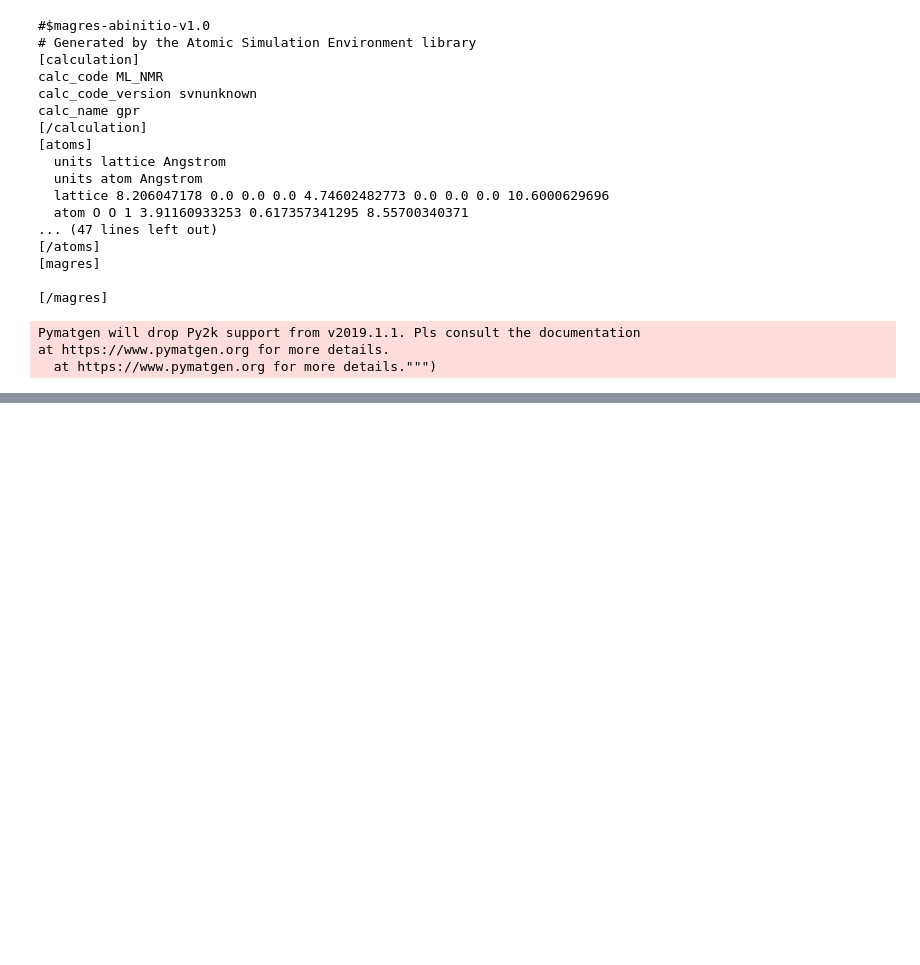
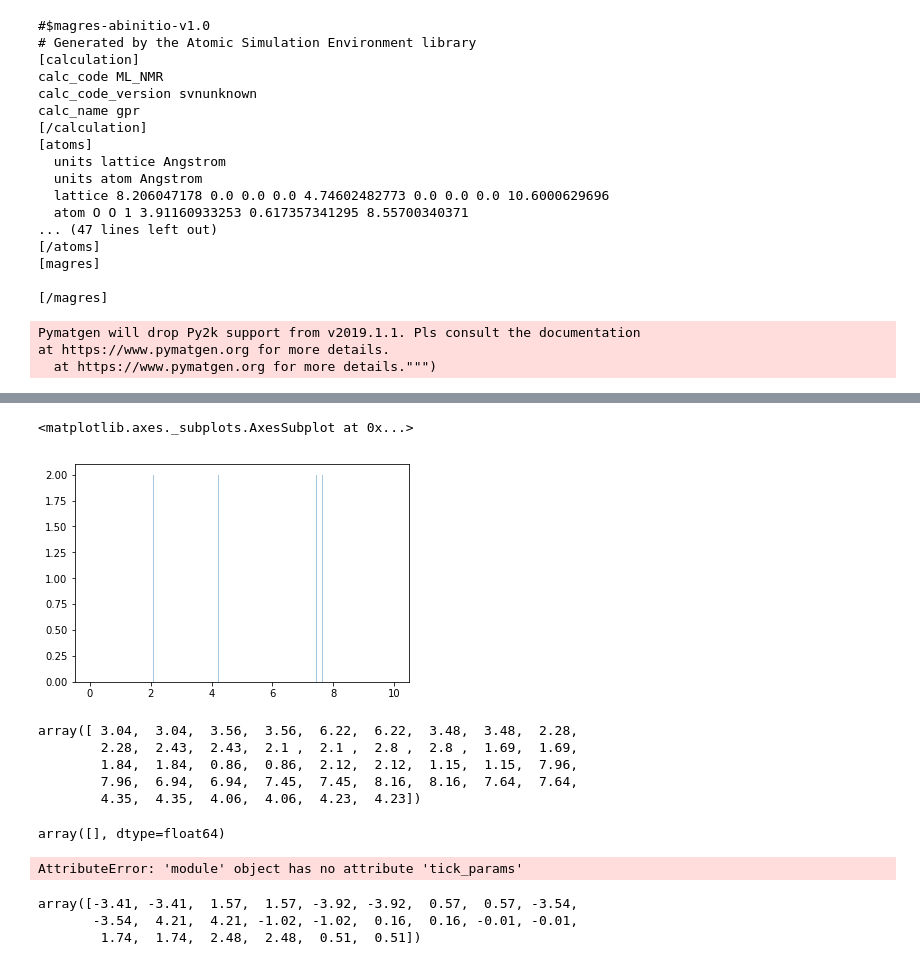
Before and after one commit to materialscloud-org/alpha-ml, a Jupyter notebook: webservice/Untitled.ipynb, the cells around one changed output, grey strips where cells are left out. Cells and saved outputs as stored; diff of their text form; code cells hidden in the pictures; blank space fills up the shorter version.

```diff
--- a/webservice/Untitled.ipynb
+++ b/webservice/Untitled.ipynb
@@ -70,0 +183,6 @@ at https://www.pymatgen.org for more details.
+# %%
+shielding=[ 3.04,  3.04,  3.56,  3.56,  6.22,  6.22,  3.48,  3.48,  2.28,
+        2.28,  2.43,  2.43,  2.1 ,  2.1 ,  2.8 ,  2.8 ,  1.69,  1.69,
+        1.84,  1.84,  0.86,  0.86,  2.12,  2.12,  1.15,  1.15,  7.96,
+        7.96,  6.94,  6.94,  7.45,  7.45,  8.16,  8.16,  7.64,  7.64,
+        4.35,  4.35,  4.06,  4.06,  4.23,  4.23]
@@ -70,0 +196,2 @@ at https://www.pymatgen.org for more details.
+# %%
+bins=int(((max(shielding))-(min(shielding)))/0.01)
@@ -70,0 +224,26 @@ at https://www.pymatgen.org for more details.
+# %%
+sns.distplot(shielding,bins=bins,kde=False)
+# %% [output]
+<matplotlib.axes._subplots.AxesSubplot at 0x...>
+[figure, added]
+# %%
+shielding[numbers == sp]
+# %% [output]
+array([ 3.04,  3.04,  3.56,  3.56,  6.22,  6.22,  3.48,  3.48,  2.28,
+        2.28,  2.43,  2.43,  2.1 ,  2.1 ,  2.8 ,  2.8 ,  1.69,  1.69,
+        1.84,  1.84,  0.86,  0.86,  2.12,  2.12,  1.15,  1.15,  7.96,
+        7.96,  6.94,  6.94,  7.45,  7.45,  8.16,  8.16,  7.64,  7.64,
+        4.35,  4.35,  4.06,  4.06,  4.23,  4.23])
+# %%
+if llim[sp]>min(shielding[numbers == sp]):
+    llim[sp]=min(shielding[numbers == sp])-increment[sp]
+if rlim[sp]<max(shielding[numbers == sp]):
+    rlim[sp]=max(shielding[numbers == sp])+increment[sp]
+t = np.arange(llim[sp], rlim[sp], 0.01)
+# %% [output]
+array([], dtype=float64)
+# %%
+ax.tick_params(direction='out', length=6, width=2, colors='r',
+               grid_color='r', grid_alpha=0.5)
+# %% [output]
+AttributeError: 'module' object has no attribute 'tick_params'
@@ -70,0 +320,6 @@ at https://www.pymatgen.org for more details.
+# %%
+shielding[numbers==1]
+# %% [output]
+array([-3.41, -3.41,  1.57,  1.57, -3.92, -3.92,  0.57,  0.57, -3.54,
+       -3.54,  4.21,  4.21, -1.02, -1.02,  0.16,  0.16, -0.01, -0.01,
+        1.74,  1.74,  2.48,  2.48,  0.51,  0.51])
```
Also changed, not shown: parts of 54 cells of this notebook, 8 other files.
